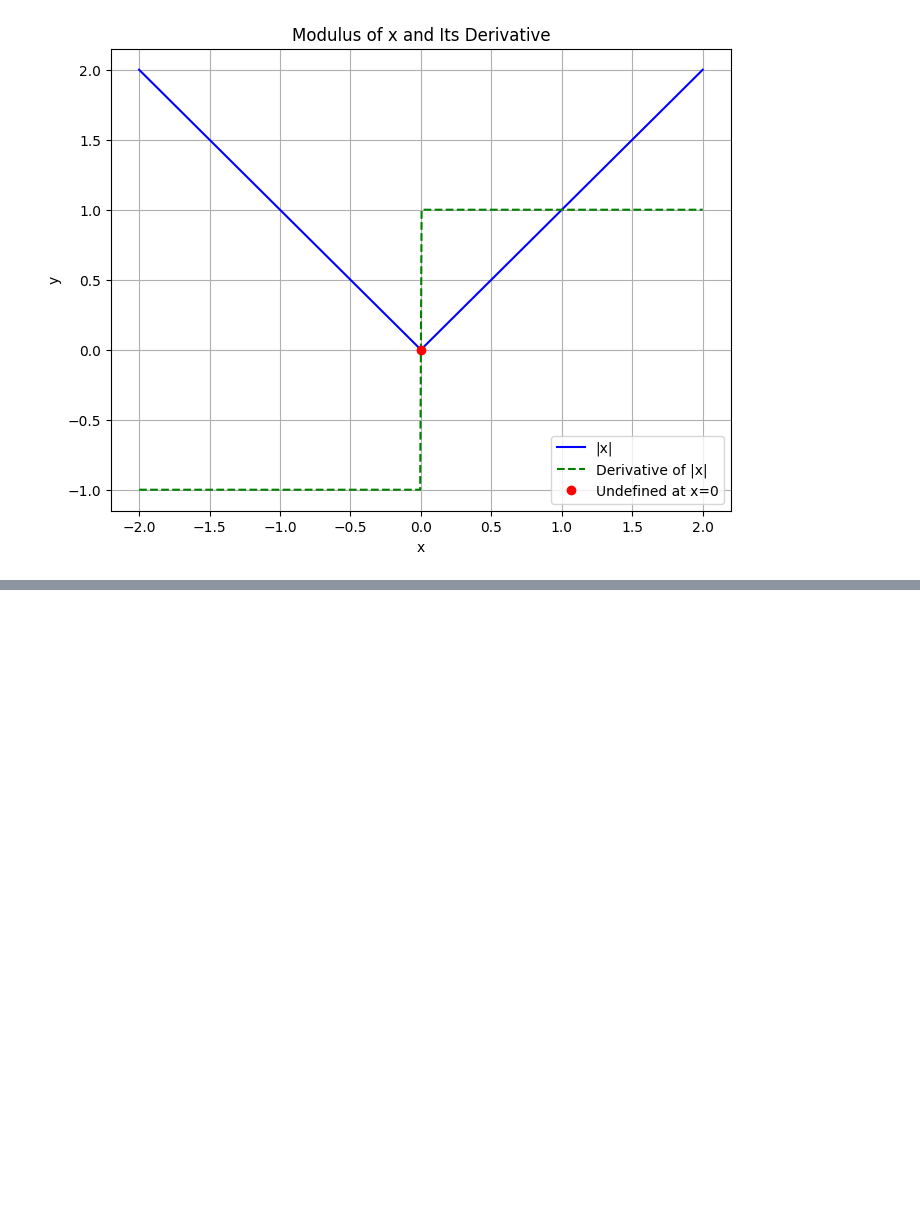
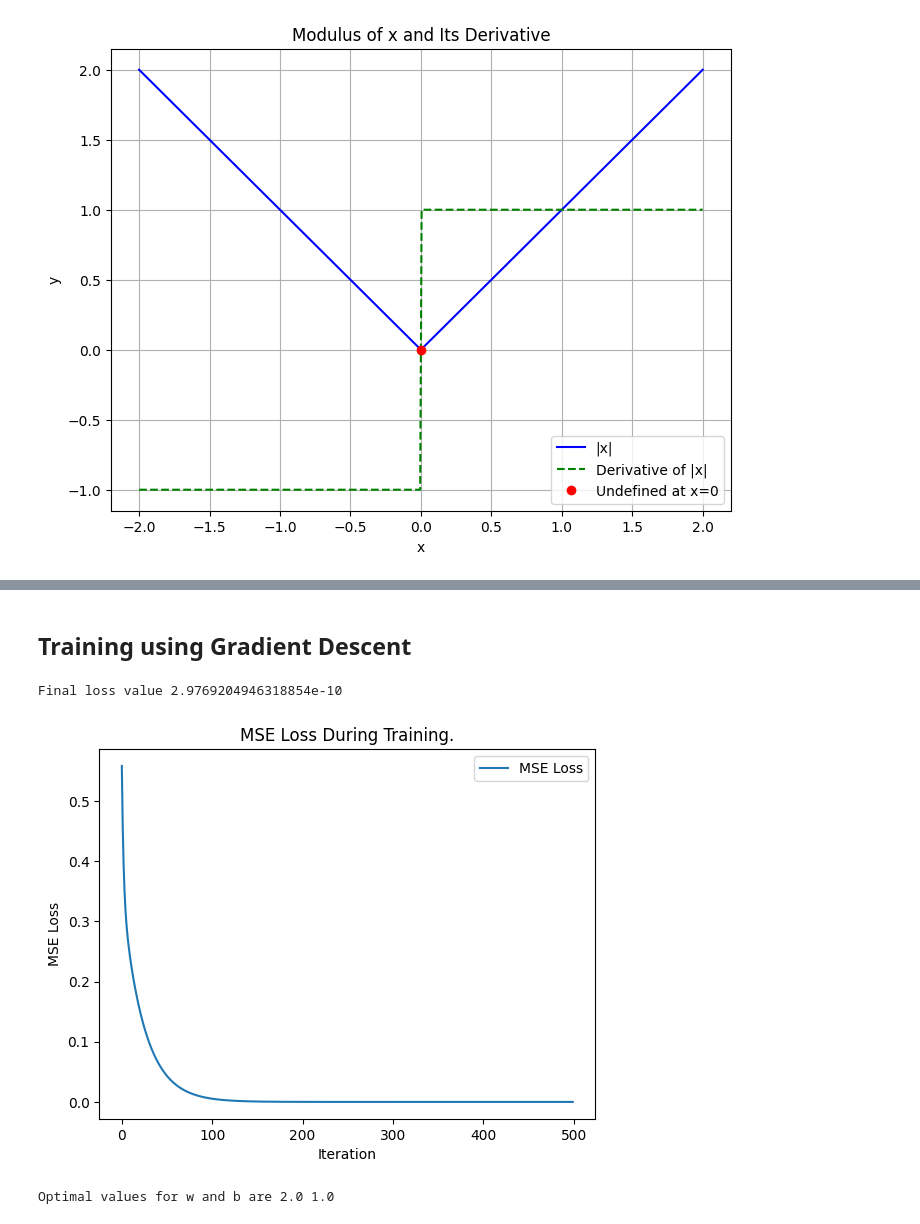
Before and after one commit to interactive-ml-book/interactive-ml-book.github.io, a Jupyter notebook: _sources/cse-workshop-2024.ipynb, the cells around one changed output, grey strips where cells are left out. Drawn from its saved outputs; the diff is of its cells as text; code cells hidden in the pictures; blank space fills up the shorter version.

```diff
--- a/_sources/cse-workshop-2024.ipynb
+++ b/_sources/cse-workshop-2024.ipynb
@@ -195,0 +326,70 @@ plt.show()
+# %% [markdown]
+## Training using Gradient Descent
+# %%
+import numpy as np
+import matplotlib.pyplot as plt
+
+# Generate synthetic data
+np.random.seed(42)
+x = np.linspace(-1, 1, 100)  # 100 data points
+y = 2 * x + 1 # + np.random.normal(scale=0.5, size=x.shape)  # True function is y = 2x + 1 with noise
+
+# Split data into train, validation, and test sets
+train_size = int(0.6 * len(x))
+val_size = int(0.2 * len(x))
+test_size = len(x) - train_size - val_size
+
+x_train, y_train = x[:train_size], y[:train_size]
+x_val, y_val = x[train_size:train_size+val_size], y[train_size:train_size+val_size]
+x_test, y_test = x[train_size+val_size:], y[train_size+val_size:]
+
+# Gradient Descent parameters
+learning_rate = 0.1
+iterations = 500
+w, b = np.random.randn(), np.random.randn()  # Initial parameters
+
+# Mean Squared Error Loss function
+def mse(y_true, y_pred):
+    return ((y_true - y_pred) ** 2).mean()
+
+# Gradient Descent function
+def gradient_descent(x, y, w, b, learning_rate, iterations):
+    n = len(x)
+    mse_history = []
+
+    for i in range(iterations):
+        # Prediction
+        y_pred = w * x + b
+
+        # Calculate gradients
+        dw = -(2/n) * sum(x * (y - y_pred))
+        db = -(2/n) * sum(y - y_pred)
+
+        # Update weights
+        w = w - learning_rate * dw
+        b = b - learning_rate * db
+
+        # Calculate loss
+        loss = mse(y, y_pred)
+        mse_history.append(loss)
+
+        # print(f"Iteration {i+1}: MSE = {loss}")
+
+    return w, b, mse_history
+
+# Train the model
+w, b, mse_history = gradient_descent(x_train, y_train, w, b, learning_rate, iterations)
+
+print("Final loss value", mse_history[-1])
+# Plotting MSE history
+plt.plot(mse_history, label='MSE Loss')
+plt.xlabel('Iteration')
+plt.ylabel('MSE Loss')
+plt.title('MSE Loss During Training.')
+plt.legend()
+plt.show()
+print("Optimal values for w and b are", round(w, 2), round(b, 2))
+# %% [output]
+Final loss value 2.9769204946318854e-10
+[figure, added]
+Optimal values for w and b are 2.0 1.0
```
Also changed, not shown: parts of 17 cells of this notebook, 5 other files.
